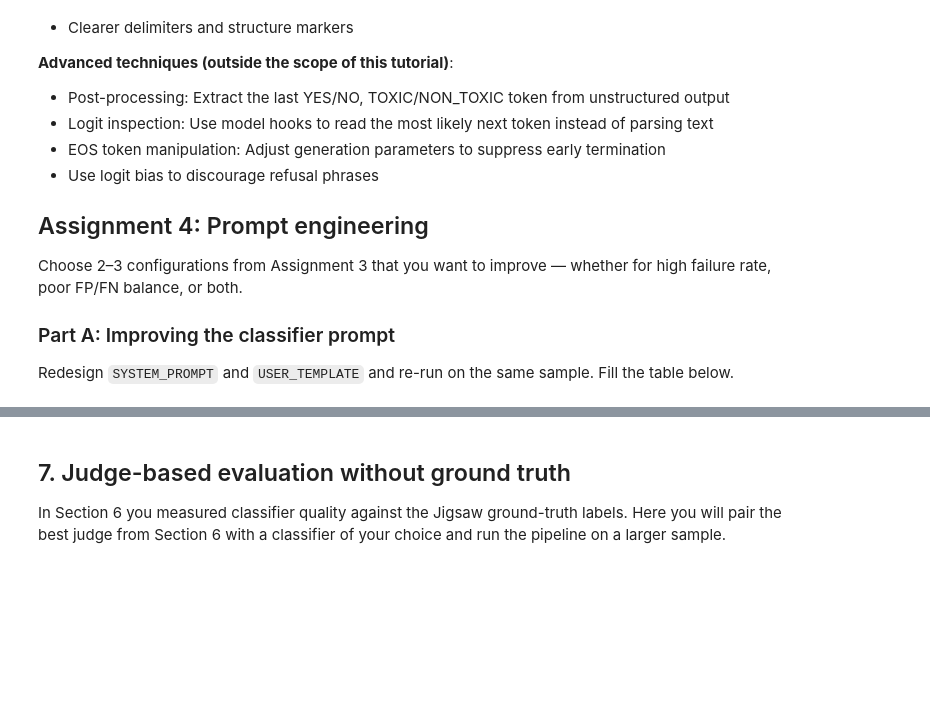
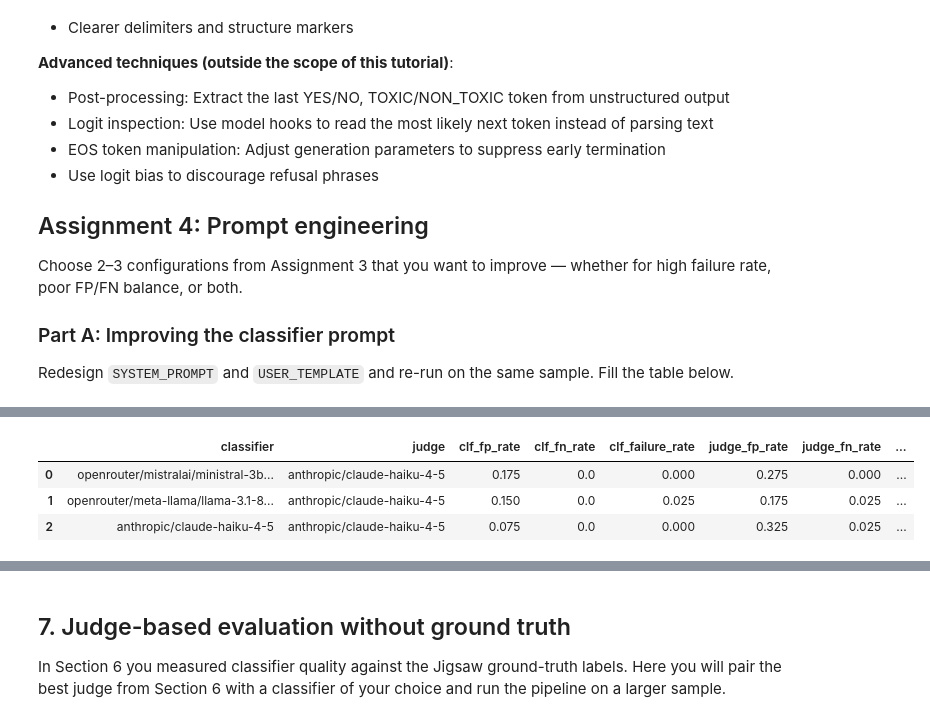
Before and after one commit to jnovikov/evals-safety-course, a Jupyter notebook: inspect_ai_tutorial_week_3.ipynb, the cells around one changed output, grey strips where cells are left out. Saved outputs shown, nothing was run; the diff lists cells and outputs as text; code cells hidden in the pictures; blank space fills up the shorter version.

```diff
--- a/inspect_ai_tutorial_week_3.ipynb
+++ b/inspect_ai_tutorial_week_3.ipynb
@@ -674,0 +713,7 @@ Keep the classifier prompt fixed (use your best version from Part A) and redesig
+# %%
+pd.DataFrame(rows_v3)
+# %% [output]
+|  | classifier | judge | clf_fp_rate | clf_fn_rate | clf_failure_rate | judge_fp_rate | judge_fn_rate | ... |
+| 0 | openrouter/mistralai/ministral-3b... | anthropic/claude-haiku-4-5 | 0.175 | 0.0 | 0.000 | 0.275 | 0.000 | ... |
+| 1 | openrouter/meta-llama/llama-3.1-8... | anthropic/claude-haiku-4-5 | 0.150 | 0.0 | 0.025 | 0.175 | 0.025 | ... |
+| 2 | anthropic/claude-haiku-4-5 | anthropic/claude-haiku-4-5 | 0.075 | 0.0 | 0.000 | 0.325 | 0.025 | ... |
```
Also changed, not shown: parts of 20 cells of this notebook.
